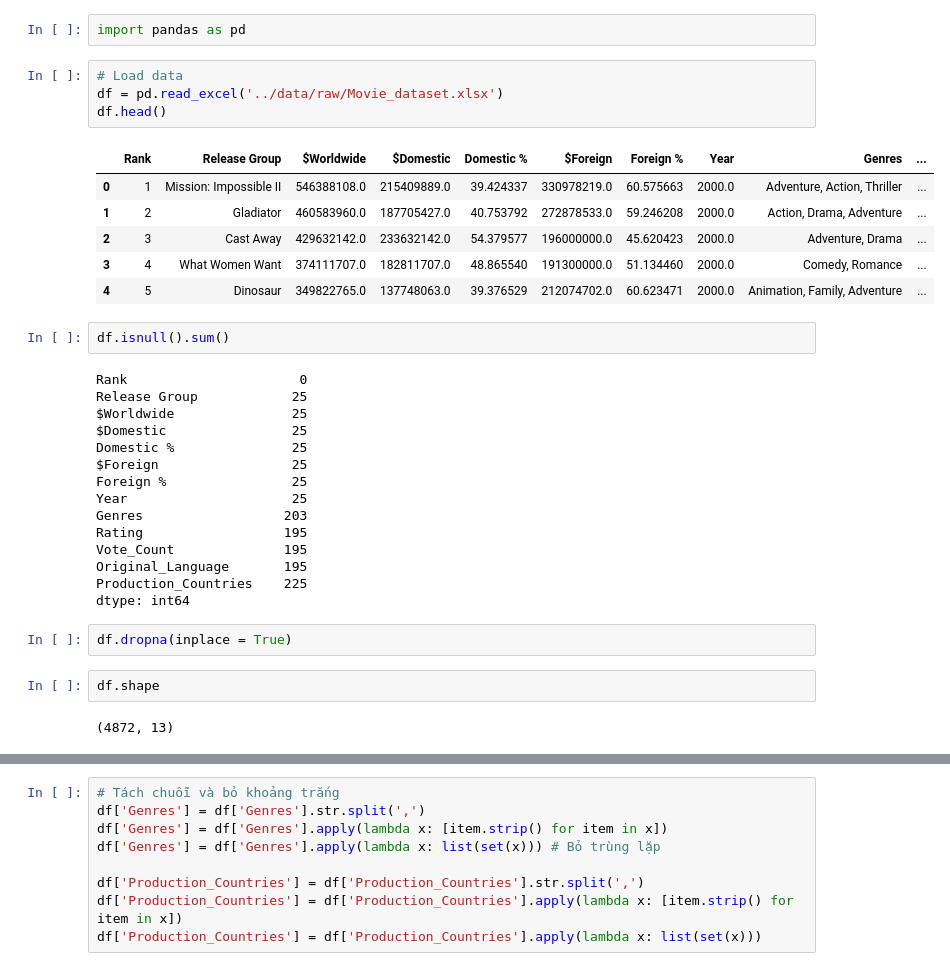
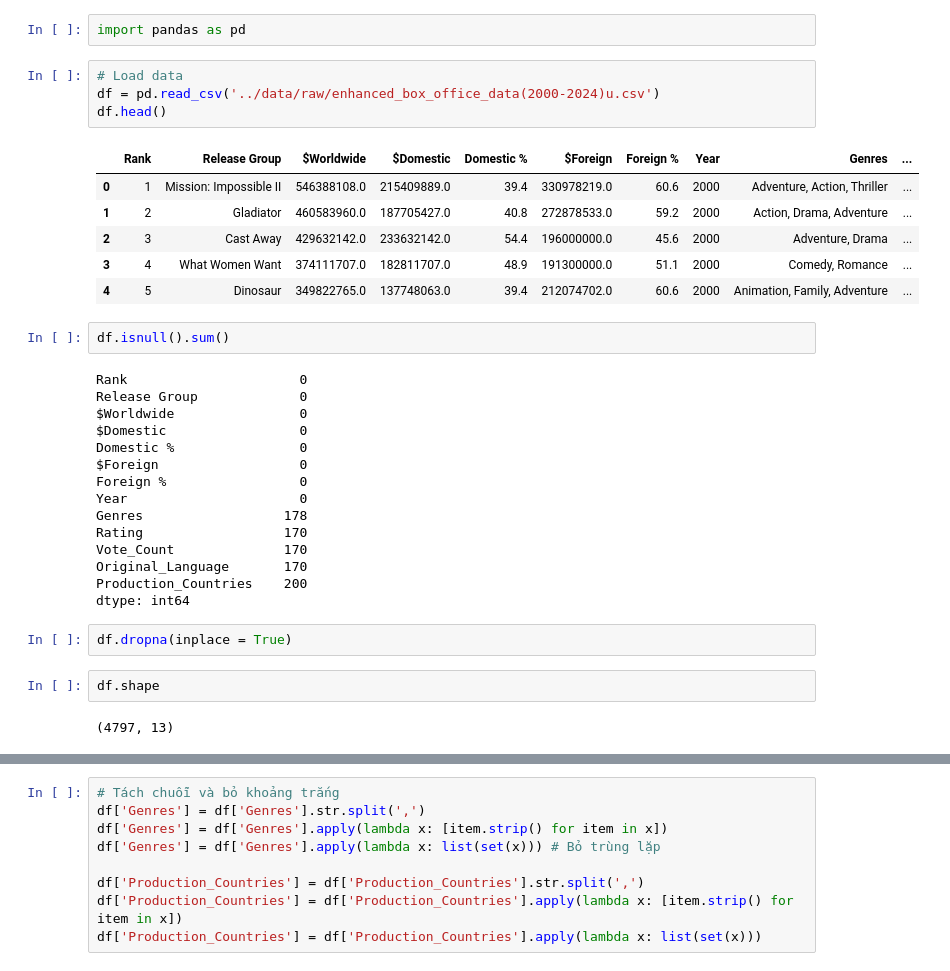
Before and after one commit to Nee-moo/Movie_trend_analysis_and_model_development, a Jupyter notebook: jupiter/clean_data.ipynb, the cells around one changed output, grey strips where cells are left out. Cells and saved outputs as stored; diff of their text form.

```diff
--- a/jupiter/clean_data.ipynb
+++ b/jupiter/clean_data.ipynb
@@ -2,38 +2,38 @@
 import pandas as pd
 # %%
 # Load data
-df = pd.read_excel('../data/raw/Movie_dataset.xlsx')
+df = pd.read_csv('../data/raw/enhanced_box_office_data(2000-2024)u.csv')
 df.head()
 # %% [output]
 |  | Rank | Release Group | $Worldwide | $Domestic | Domestic % | $Foreign | Foreign % | Year | Genres | ... |
-| 0 | 1 | Mission: Impossible II | 546388108.0 | 215409889.0 | 39.424337 | 330978219.0 | 60.575663 | 2000.0 | Adventure, Action, Thriller | ... |
-| 1 | 2 | Gladiator | 460583960.0 | 187705427.0 | 40.753792 | 272878533.0 | 59.246208 | 2000.0 | Action, Drama, Adventure | ... |
-| 2 | 3 | Cast Away | 429632142.0 | 233632142.0 | 54.379577 | 196000000.0 | 45.620423 | 2000.0 | Adventure, Drama | ... |
-| 3 | 4 | What Women Want | 374111707.0 | 182811707.0 | 48.865540 | 191300000.0 | 51.134460 | 2000.0 | Comedy, Romance | ... |
-| 4 | 5 | Dinosaur | 349822765.0 | 137748063.0 | 39.376529 | 212074702.0 | 60.623471 | 2000.0 | Animation, Family, Adventure | ... |
+| 0 | 1 | Mission: Impossible II | 546388108.0 | 215409889.0 | 39.4 | 330978219.0 | 60.6 | 2000 | Adventure, Action, Thriller | ... |
+| 1 | 2 | Gladiator | 460583960.0 | 187705427.0 | 40.8 | 272878533.0 | 59.2 | 2000 | Action, Drama, Adventure | ... |
+| 2 | 3 | Cast Away | 429632142.0 | 233632142.0 | 54.4 | 196000000.0 | 45.6 | 2000 | Adventure, Drama | ... |
+| 3 | 4 | What Women Want | 374111707.0 | 182811707.0 | 48.9 | 191300000.0 | 51.1 | 2000 | Comedy, Romance | ... |
+| 4 | 5 | Dinosaur | 349822765.0 | 137748063.0 | 39.4 | 212074702.0 | 60.6 | 2000 | Animation, Family, Adventure | ... |
 # %%
 df.isnull().sum()
 # %% [output]
 Rank                      0
-Release Group            25
-$Worldwide               25
-$Domestic                25
-Domestic %               25
-$Foreign                 25
-Foreign %                25
-Year                     25
-Genres                  203
-Rating                  195
-Vote_Count              195
-Original_Language       195
-Production_Countries    225
+Release Group             0
+$Worldwide                0
+$Domestic                 0
+Domestic %                0
+$Foreign                  0
+Foreign %                 0
+Year                      0
+Genres                  178
+Rating                  170
+Vote_Count              170
+Original_Language       170
+Production_Countries    200
 dtype: int64
 # %%
 df.dropna(inplace = True)
 # %%
 df.shape
 # %% [output]
-(4872, 13)
+(4797, 13)
 # %%
 # Đổi tên và sắp xếp
 df.rename(columns={"Release Group":"Title"}, inplace = True)
```
Also changed, not shown: parts of 5 cells of this notebook, 9 other files.
